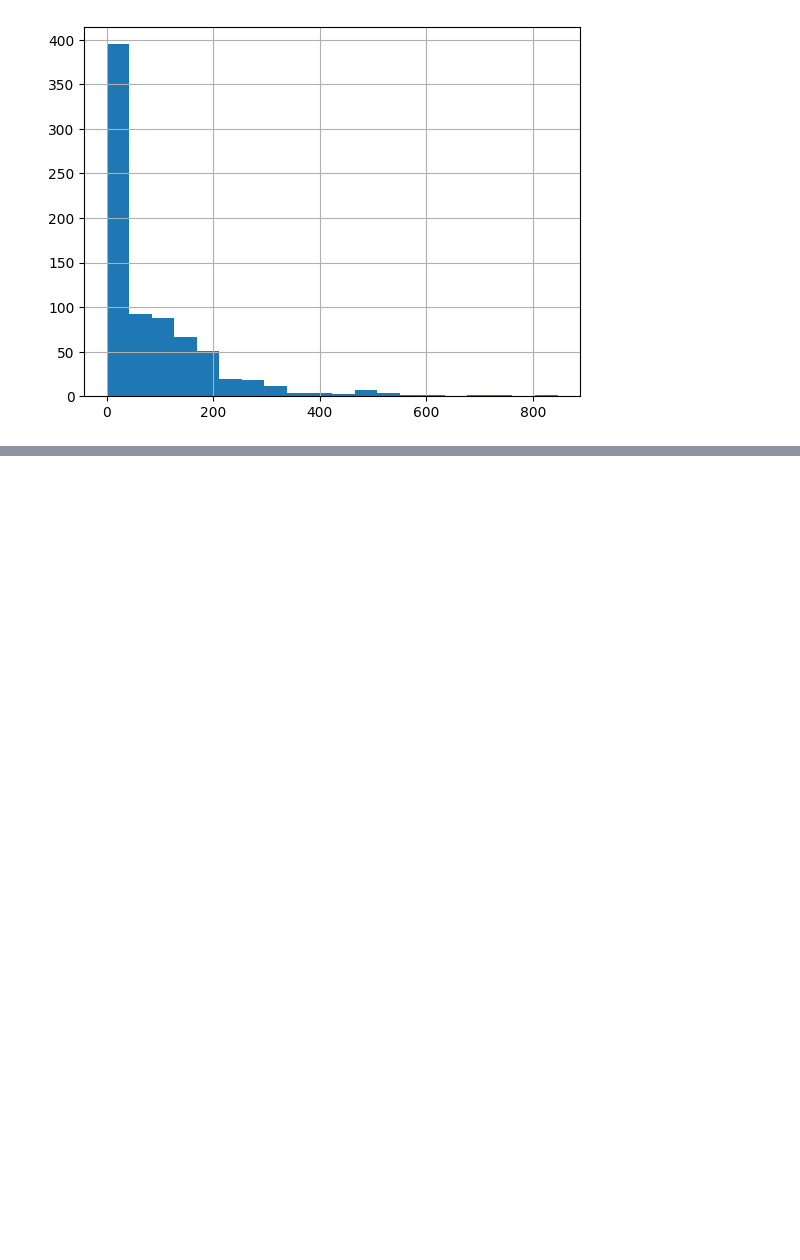
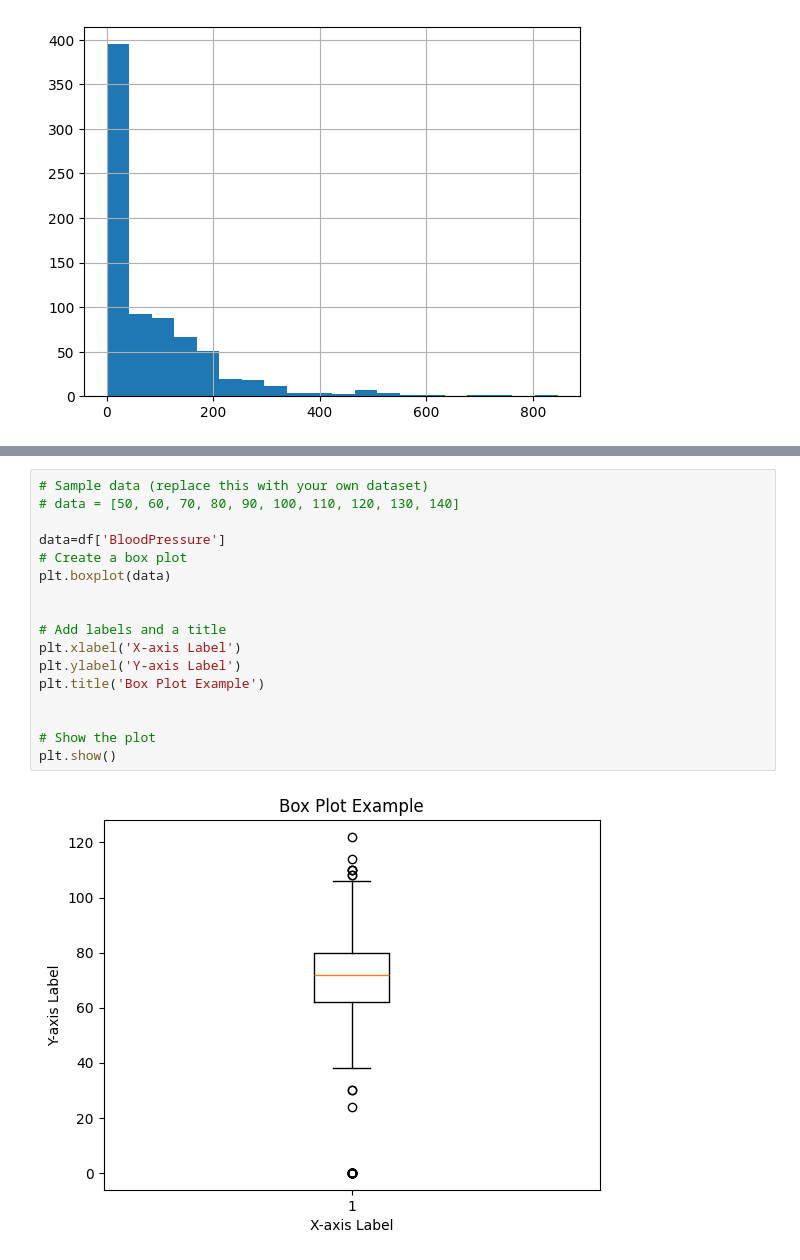
Before and after one commit to gowtham-dd/Data-Science-Basics, a Jupyter notebook: Statistics.ipynb, the cells around one changed output, grey strips where cells are left out. Drawn from its saved outputs; the diff is of its cells as text; blank space fills up the shorter version.

```diff
--- a/Statistics.ipynb
+++ b/Statistics.ipynb
@@ -35,0 +78,19 @@ df['Insulin'].hist(bins=20)
+# %%
+# Sample data (replace this with your own dataset)
+# data = [50, 60, 70, 80, 90, 100, 110, 120, 130, 140]
+
+data=df['BloodPressure']
+# Create a box plot
+plt.boxplot(data)
+
+
+# Add labels and a title
+plt.xlabel('X-axis Label')
+plt.ylabel('Y-axis Label')
+plt.title('Box Plot Example')
+
+
+# Show the plot
+plt.show()
+# %% [output]
+[figure, added]
```
Also changed, not shown: parts of 15 cells of this notebook.
